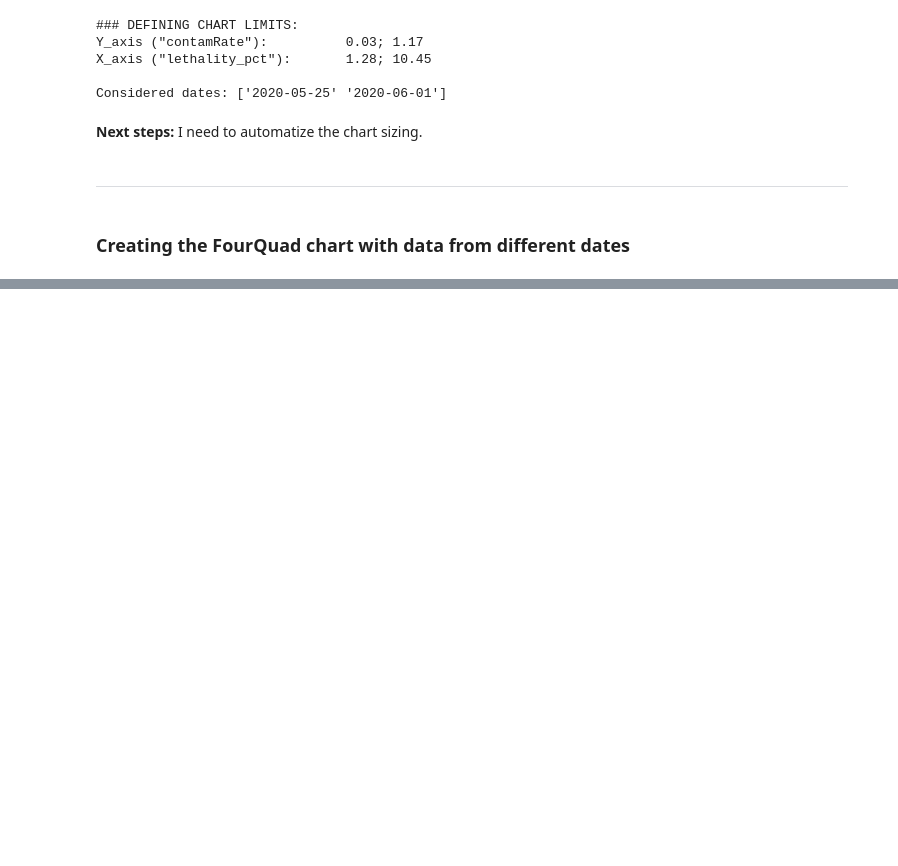
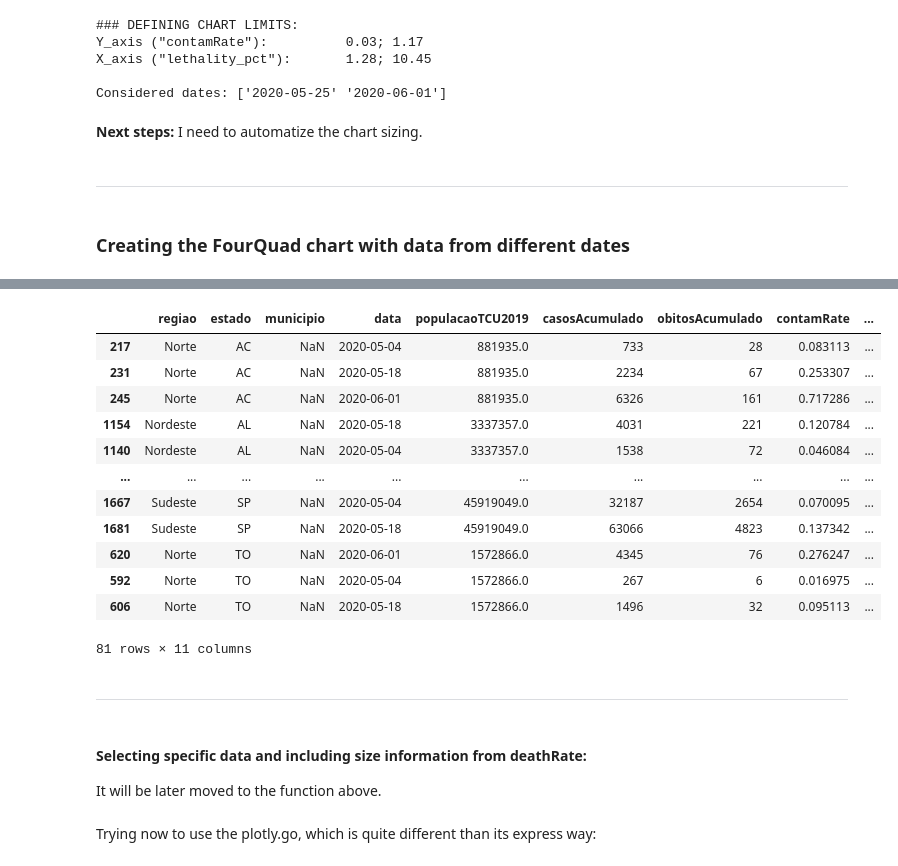
Before and after one commit to tbnsilveira/epidemic_BRdata, a Jupyter notebook: data_acquisition/Brazilian_Ministry_of_Health_COVID19data.ipynb, the cells around one changed output, grey strips where cells are left out. Drawn from its saved outputs; the diff is of its cells as text; code cells hidden in the pictures; blank space fills up the shorter version.

```diff
--- a/data_acquisition/Brazilian_Ministry_of_Health_COVID19data.ipynb
+++ b/data_acquisition/Brazilian_Ministry_of_Health_COVID19data.ipynb
@@ -1118,0 +1129,3 @@ fig5.show()
+# %%
+weekDates_v2 = covidDB_TimeStamps_dates(['2020-05-04','2020-05-18','2020-06-01'])
+weekDates_v2
@@ -1118,0 +1136,2 @@ fig5.show()
+# %%
+fortnight = covidDB_byDate(covidData2, weekDates_v2)
@@ -1118,0 +1156,21 @@ fig5.show()
+# %%
+fortnight.sort_values(by=['estado'])
+# %% [output]
+|  | regiao | estado | municipio | data | populacaoTCU2019 | casosAcumulado | obitosAcumulado | contamRate | ... |
+| 217 | Norte | AC | NaN | 2020-05-04 | 881935.0 | 733 | 28 | 0.083113 | ... |
+| 231 | Norte | AC | NaN | 2020-05-18 | 881935.0 | 2234 | 67 | 0.253307 | ... |
+| 245 | Norte | AC | NaN | 2020-06-01 | 881935.0 | 6326 | 161 | 0.717286 | ... |
+| 1154 | Nordeste | AL | NaN | 2020-05-18 | 3337357.0 | 4031 | 221 | 0.120784 | ... |
+| 1140 | Nordeste | AL | NaN | 2020-05-04 | 3337357.0 | 1538 | 72 | 0.046084 | ... |
+| ... | ... | ... | ... | ... | ... | ... | ... | ... | ... |
+| 1667 | Sudeste | SP | NaN | 2020-05-04 | 45919049.0 | 32187 | 2654 | 0.070095 | ... |
+| 1681 | Sudeste | SP | NaN | 2020-05-18 | 45919049.0 | 63066 | 4823 | 0.137342 | ... |
+| 620 | Norte | TO | NaN | 2020-06-01 | 1572866.0 | 4345 | 76 | 0.276247 | ... |
+| 592 | Norte | TO | NaN | 2020-05-04 | 1572866.0 | 267 | 6 | 0.016975 | ... |
+| 606 | Norte | TO | NaN | 2020-05-18 | 1572866.0 | 1496 | 32 | 0.095113 | ... |
+81 rows × 11 columns
+# %% [markdown]
+--------------------
+# %% [markdown]
+#### Selecting specific data and including size information from deathRate:
+It will be later moved to the function above.
@@ -1118,0 +1180,2 @@ fig5.show()
+# %% [markdown]
+Trying now to use the plotly.go, which is quite different than its express way:
```
Also changed, not shown: parts of 29 cells of this notebook.
